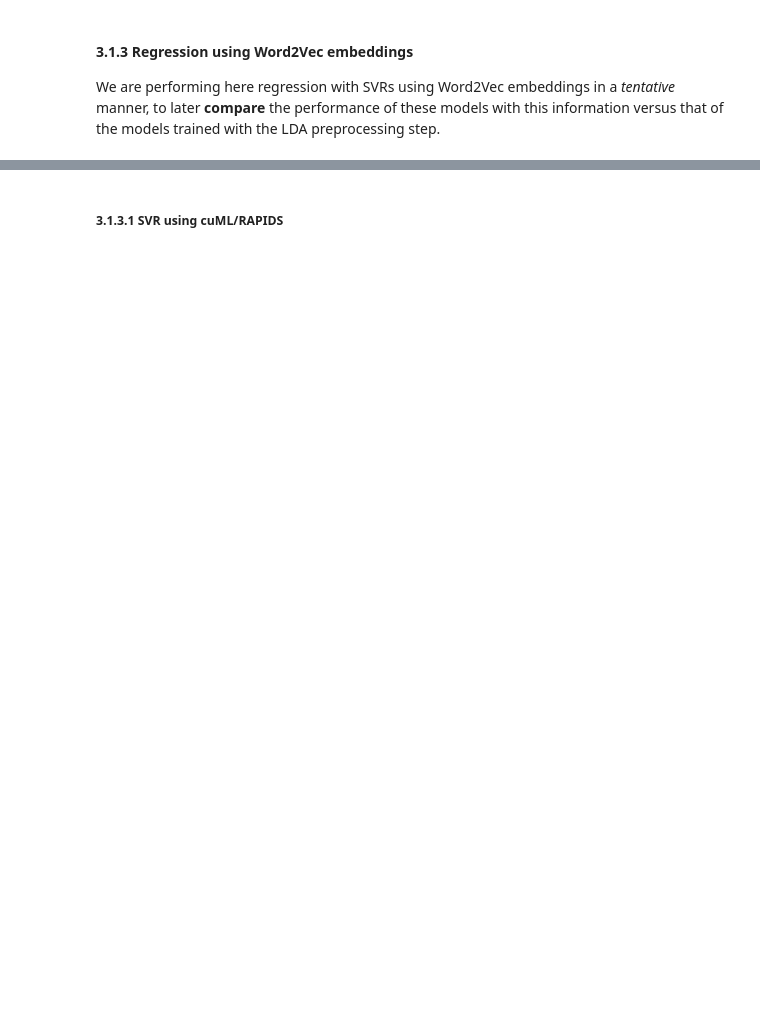
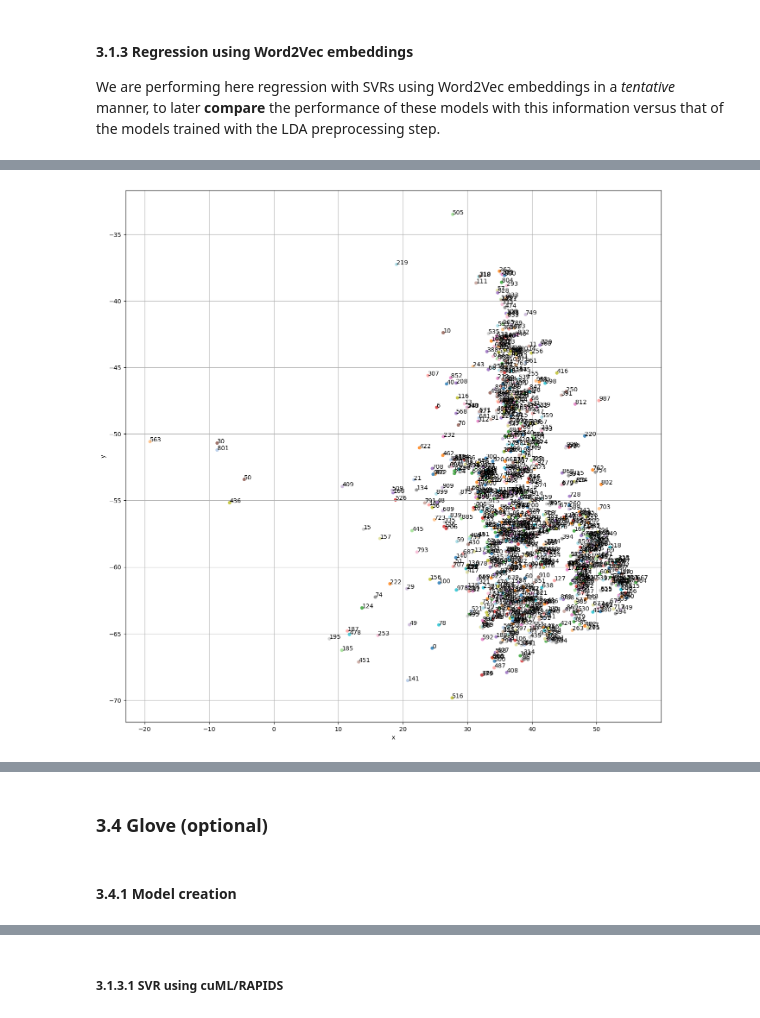
Before and after one commit to roliverc/Goodreads-meets-NLP, a Jupyter notebook: spacy_gensim_dask.ipynb, the cells around one changed output, grey strips where cells are left out. Cells and saved outputs as stored; diff of their text form; code cells hidden in the pictures; blank space fills up the shorter version.

```diff
--- a/spacy_gensim_dask.ipynb
+++ b/spacy_gensim_dask.ipynb
@@ -846,0 +1235,11 @@ We are performing here regression with SVRs using Word2Vec embeddings in a *tent
+# %%
+# Convert the numpy array to a Gensim KeyedVectors object
+kv_doc2vec = gensim.models.KeyedVectors(vector_size=VECTOR_SIZE)
+kv_doc2vec.add_vectors(keys=[str(i) for i in range(len(dv_doc2vec))], weights=dv_doc2vec)
+
+# Save model in file
+kv_doc2vec.save("wordvectors/kv_doc2vec.docvectors")
+
+
+# Load back with memory-mapping = read-only, shared across processes.
+kv_doc2vec = gensim.models.KeyedVectors.load("wordvectors/kv_doc2vec.docvectors", mmap='r')
@@ -846,0 +1337,13 @@ We are performing here regression with SVRs using Word2Vec embeddings in a *tent
+# %%
+%%time
+if not os.path.exists("models/kv_doc2vec_tsne.npy"):
+    # Initialize t-SNE
+    with parallel_backend("threading", n_jobs=os.cpu_count()*2-2):
+        t_sne = TSNE(init="pca", n_components=2)
+        kv_doc2vec_tsne = t_sne.fit_transform(kv_doc2vec.vectors)
+
+    np.save("models/kv_doc2vec_tsne.npy", kv_doc2vec_tsne)
+    print("File created: models/kv_doc2vec_tsne.npy\n")
+else:
+    kv_doc2vec_tsne = np.load("models/kv_doc2vec_tsne.npy")
+    print("File models/kv_doc2vec_tsne.npy already exists.\n")
@@ -846,0 +1355,20 @@ We are performing here regression with SVRs using Word2Vec embeddings in a *tent
+# %%
+%%time
+# We plot only 500 embeddings
+fig, ax = plt.subplots(figsize=(16, 16))
+
+# create a DataFrame to store the embeddings
+df = pd.DataFrame(kv_doc2vec_tsne[:1000], columns=['x', 'y'])
+df["document"] = list(kv_doc2vec.key_to_index.keys())[:1000]
+
+# plot the embeddings using seaborn scatterplot
+sns.scatterplot(data=df, x='x', y='y', hue="document", palette="tab20", alpha=.8, legend=False)
+
+# add annotations for the documents
+for row in df.itertuples():
+    plt.annotate(row.document, xy=(row.x, row.y), fontsize=10)
+
+plt.grid()
+plt.show()
+# %% [output]
+[figure, added]
@@ -846,0 +1377,4 @@ We are performing here regression with SVRs using Word2Vec embeddings in a *tent
+# %% [markdown]
+### 3.4 Glove (optional)
+# %% [markdown]
+#### 3.4.1 Model creation
```
Also changed, not shown: parts of 199 cells of this notebook.
